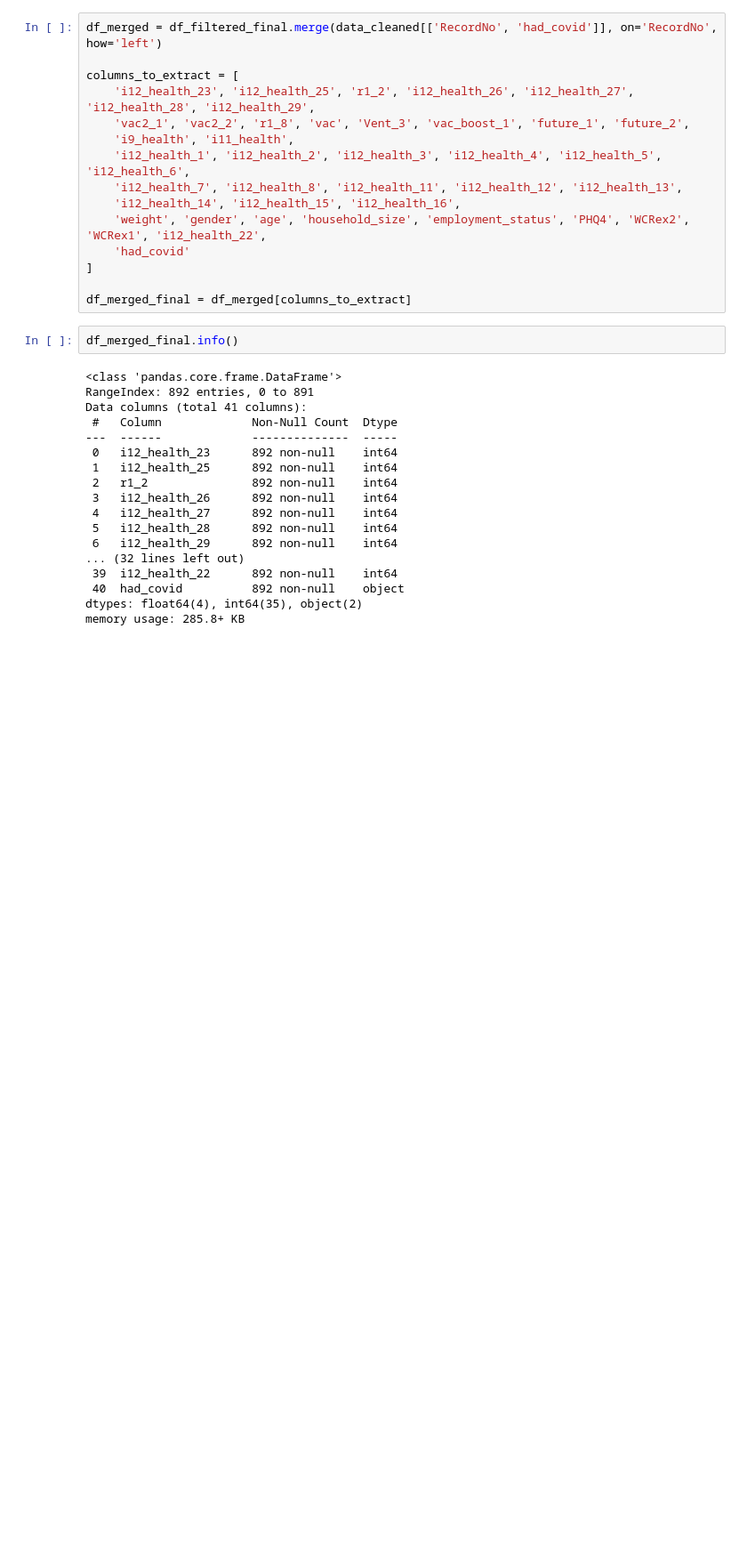
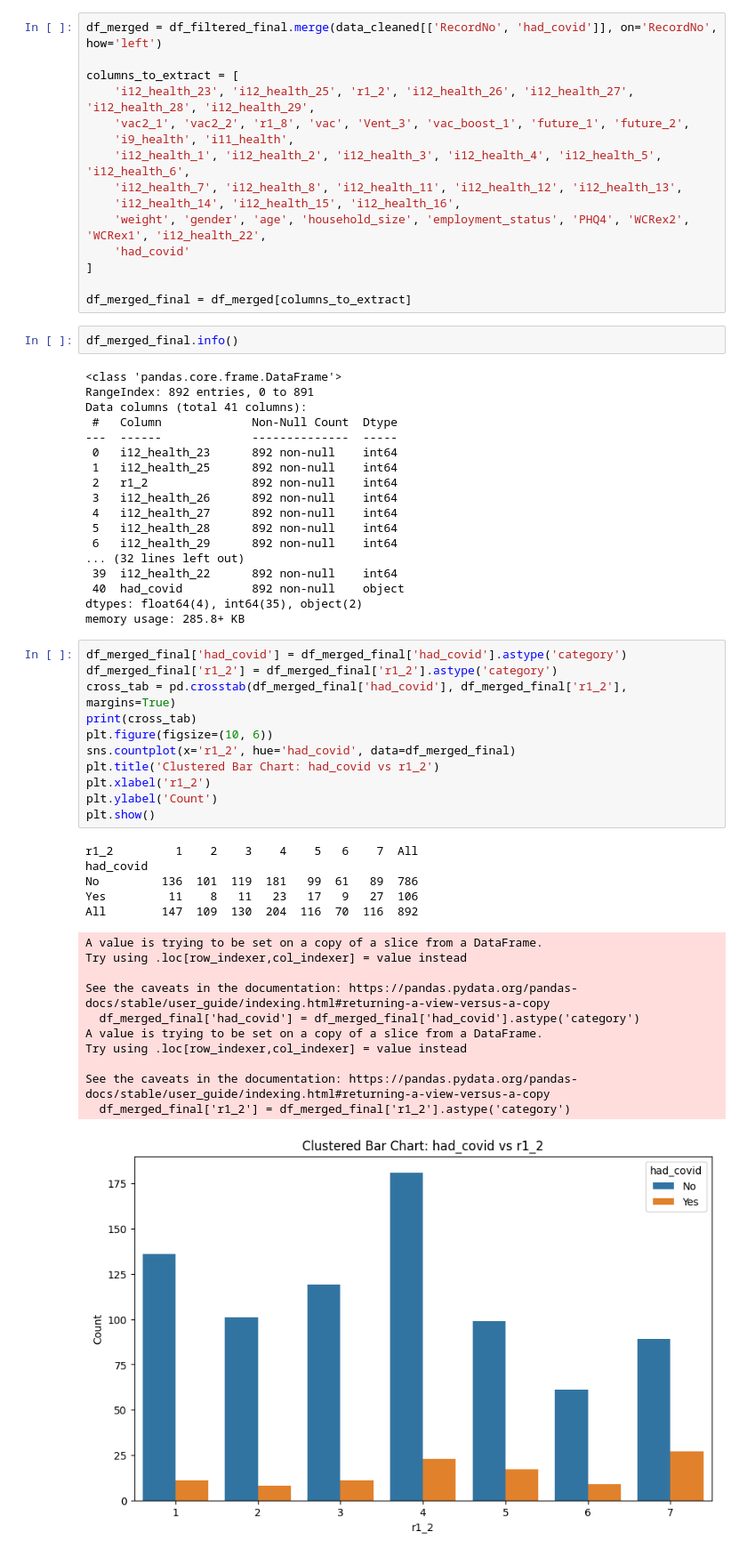
Before and after one commit to eren006/team_11_ML_gp1, a Jupyter notebook: ML_Analytics_GA1.ipynb, the cells around one changed output. Shown: that part at 89% size. Drawn from its saved outputs; the diff is of its cells as text; blank space fills up the shorter version.

```diff
--- a/ML_Analytics_GA1.ipynb
+++ b/ML_Analytics_GA1.ipynb
@@ -862,3 +862,31 @@ Data columns (total 41 columns):
  40  had_covid          892 non-null    object
 dtypes: float64(4), int64(35), object(2)
 memory usage: 285.8+ KB
+# %%
+df_merged_final['had_covid'] = df_merged_final['had_covid'].astype('category')
+df_merged_final['r1_2'] = df_merged_final['r1_2'].astype('category')
+cross_tab = pd.crosstab(df_merged_final['had_covid'], df_merged_final['r1_2'], margins=True)
+print(cross_tab)
+plt.figure(figsize=(10, 6))
+sns.countplot(x='r1_2', hue='had_covid', data=df_merged_final)
+plt.title('Clustered Bar Chart: had_covid vs r1_2')
+plt.xlabel('r1_2')
+plt.ylabel('Count')
+plt.show()
+# %% [output]
+r1_2         1    2    3    4    5   6    7  All
+had_covid
+No         136  101  119  181   99  61   89  786
+Yes         11    8   11   23   17   9   27  106
+All        147  109  130  204  116  70  116  892
+A value is trying to be set on a copy of a slice from a DataFrame.
+Try using .loc[row_indexer,col_indexer] = value instead
+
+See the caveats in the documentation: https://pandas.pydata.org/pandas-docs/stable/user_guide/indexing.html#returning-a-view-versus-a-copy
+  df_merged_final['had_covid'] = df_merged_final['had_covid'].astype('category')
+A value is trying to be set on a copy of a slice from a DataFrame.
+Try using .loc[row_indexer,col_indexer] = value instead
+
+See the caveats in the documentation: https://pandas.pydata.org/pandas-docs/stable/user_guide/indexing.html#returning-a-view-versus-a-copy
+  df_merged_final['r1_2'] = df_merged_final['r1_2'].astype('category')
+[figure, added]
```
